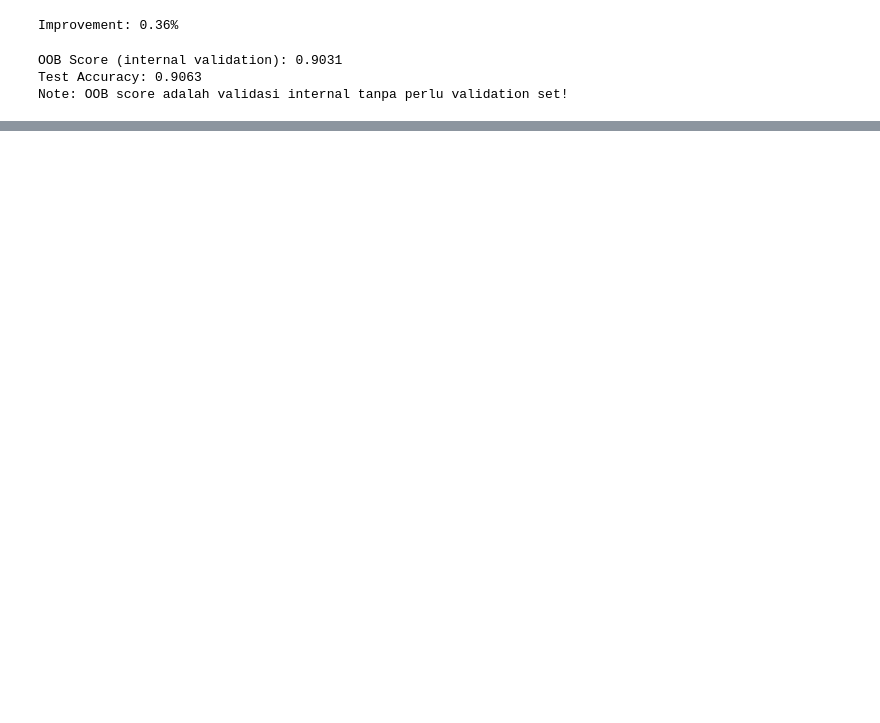
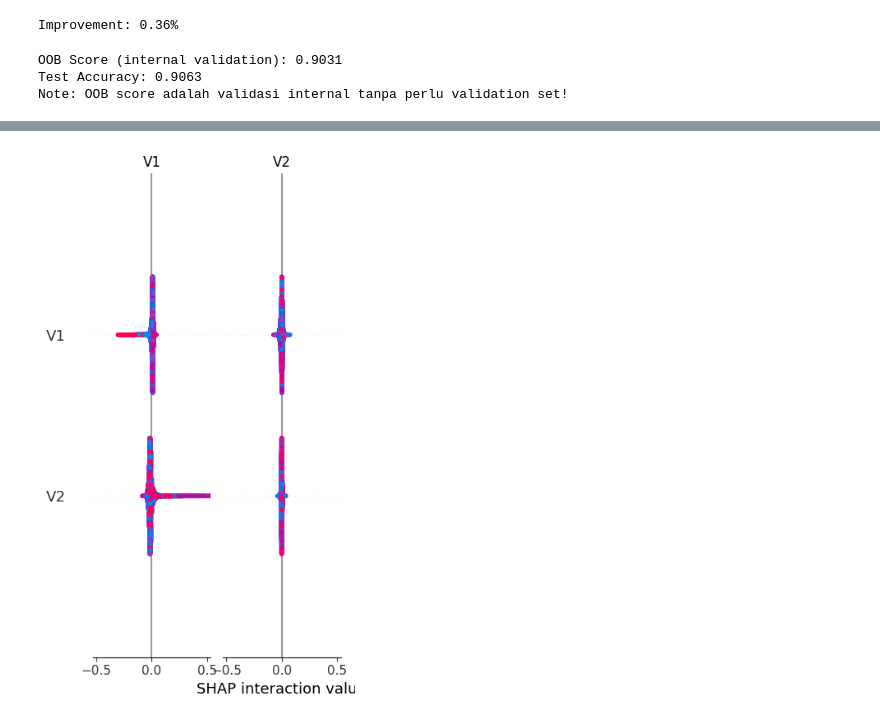
Before and after one commit to GampichXD/Computer-Vision---Indonesia-AI--Making-Own-Material-, a Jupyter notebook: Day 3 - Ensemble & Random Forest/notebooks/01-randomforest-forclassification.ipynb, the cells around one changed output, grey strips where cells are left out. Drawn from its saved outputs; the diff is of its cells as text; code cells hidden in the pictures; blank space fills up the shorter version.

```diff
--- a/Day 3 - Ensemble & Random Forest/notebooks/01-randomforest-forclassification.ipynb
+++ b/Day 3 - Ensemble & Random Forest/notebooks/01-randomforest-forclassification.ipynb
@@ -238,0 +427,15 @@ Note: OOB score adalah validasi internal tanpa perlu validation set!
+# %%
+# SHAP (SHapley Additive exPlanations) untuk interpretasi model
+import shap
+
+explainer = shap.TreeExplainer(best_rf)
+
+shap_values = explainer.shap_values(X_test)
+
+shap.summary_plot(
+    shap_values,
+    X_test,
+    feature_names=X.columns
+)
+# %% [output]
+[figure, added]
```
Also changed, not shown: parts of 8 cells of this notebook, 1 other file.
